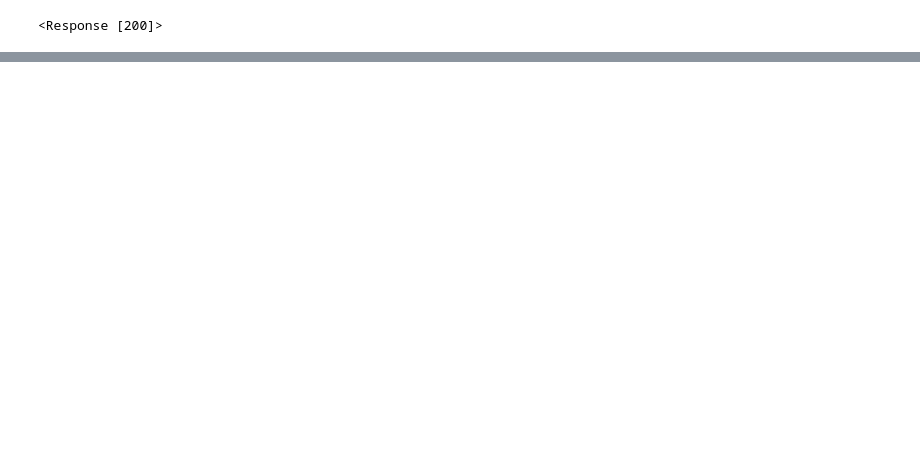
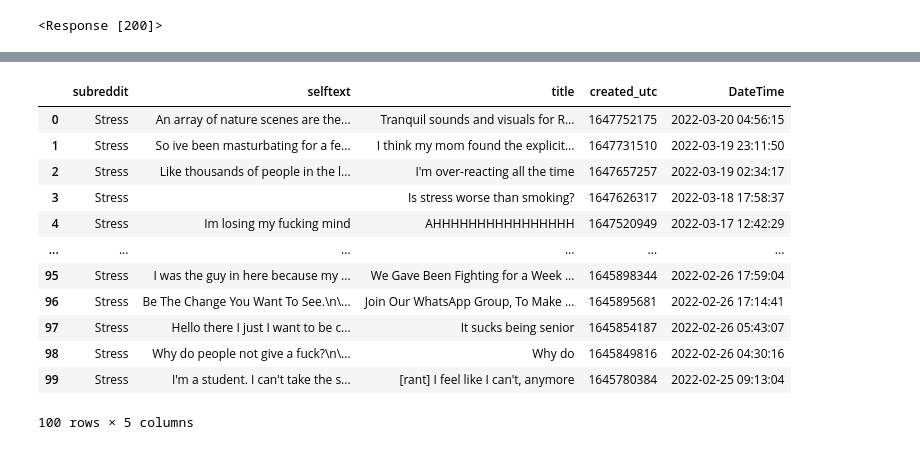
Before and after one commit to msamhz/GA-Lessons, a Jupyter notebook: project_3/Sample_test.ipynb, the cells around one changed output, grey strips where cells are left out. Cells and saved outputs as stored; diff of their text form; code cells hidden in the pictures; blank space fills up the shorter version.

```diff
--- a/project_3/Sample_test.ipynb
+++ b/project_3/Sample_test.ipynb
@@ -4,6 +6,6 @@ import requests
 url = 'https://api.pushshift.io/reddit/search/submission'
 # %%
 params ={
-    'subreddit': 'boardgames'
+    'subreddit': 'Stress',
 
 }
@@ -41,2 +58,2 @@ import pandas as pdasdsd
 # %%
-pd.DataFrame(data)
+df = pd.DataFrame(post)
@@ -60,0 +81,4 @@ pd.DataFrame(data)
+# %%
+df_sorted = df[['subreddit', 'selftext', 'title','created_utc']]
+# %%
+df_sorted['DateTime'] = df_sorted['created_utc'].apply(lambda x: pd.to_datetime(x, unit='s'))
@@ -60,0 +110,16 @@ pd.DataFrame(data)
+# %%
+df_sorted
+# %% [output]
+|  | subreddit | selftext | title | created_utc | DateTime |
+| 0 | Stress | An array of nature scenes are the... | Tranquil sounds and visuals for R... | 1647752175 | 2022-03-20 04:56:15 |
+| 1 | Stress | So ive been masturbating for a fe... | I think my mom found the explicit... | 1647731510 | 2022-03-19 23:11:50 |
+| 2 | Stress | Like thousands of people in the l... | I'm over-reacting all the time | 1647657257 | 2022-03-19 02:34:17 |
+| 3 | Stress |  | Is stress worse than smoking? | 1647626317 | 2022-03-18 17:58:37 |
+| 4 | Stress | Im losing my fucking mind | AHHHHHHHHHHHHHHHH | 1647520949 | 2022-03-17 12:42:29 |
+| ... | ... | ... | ... | ... | ... |
+| 95 | Stress | I was the guy in here because my ... | We Gave Been Fighting for a Week ... | 1645898344 | 2022-02-26 17:59:04 |
+| 96 | Stress | Be The Change You Want To See.\n\... | Join Our WhatsApp Group, To Make ... | 1645895681 | 2022-02-26 17:14:41 |
+| 97 | Stress | Hello there I just I want to be c... | It sucks being senior | 1645854187 | 2022-02-26 05:43:07 |
+| 98 | Stress | Why do people not give a fuck?\n\... | Why do | 1645849816 | 2022-02-26 04:30:16 |
+| 99 | Stress | I'm a student. I can't take the s... | [rant] I feel like I can't, anymore | 1645780384 | 2022-02-25 09:13:04 |
+100 rows × 5 columns
```
Also changed, not shown: parts of 19 cells of this notebook, 1 other file.
